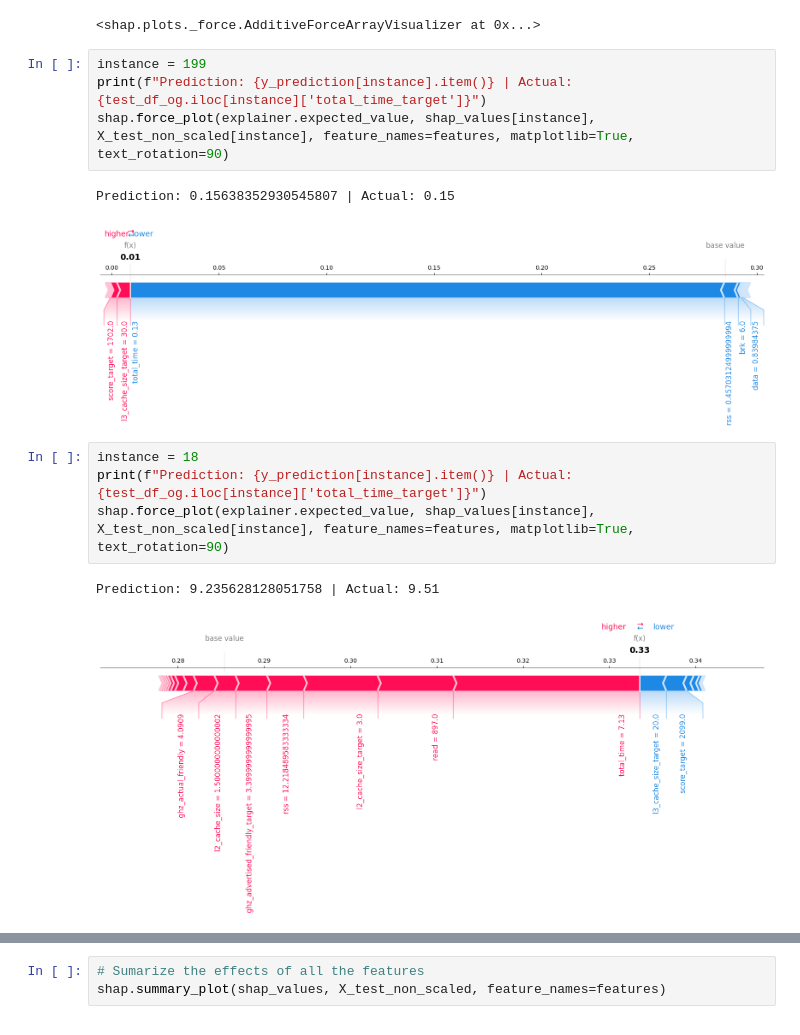
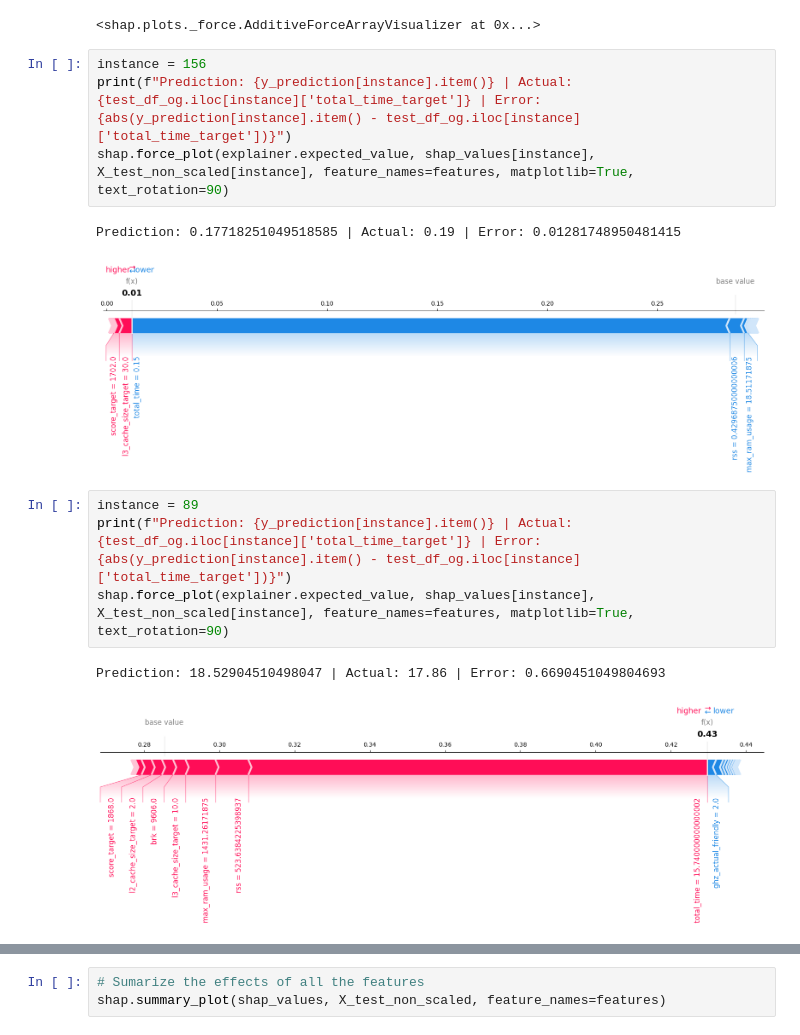
Before and after one commit to FrancoCabezasPoblete/resource-prediction-study, a Jupyter notebook: notebooks/modelXGB.ipynb, the cells around one changed output, grey strips where cells are left out. Cells and saved outputs as stored; diff of their text form.

```diff
--- a/notebooks/modelXGB.ipynb
+++ b/notebooks/modelXGB.ipynb
@@ -323,17 +323,17 @@ shap.force_plot(explainer.expected_value, shap_values, X_test_non_scaled, featur
 # %% [output]
 <shap.plots._force.AdditiveForceArrayVisualizer at 0x...>
 # %%
-instance = 199
-print(f"Prediction: {y_prediction[instance].item()} | Actual: {test_df_og.iloc[instance]['total_time_target']}")
+instance = 156
+print(f"Prediction: {y_prediction[instance].item()} | Actual: {test_df_og.iloc[instance]['total_time_target']} | Error: {abs(y_prediction[instance].item() - test_df_og.iloc[instance]['total_time_target'])}")
 shap.force_plot(explainer.expected_value, shap_values[instance], X_test_non_scaled[instance], feature_names=features, matplotlib=True, text_rotation=90)
 # %% [output]
-Prediction: 0.15638352930545807 | Actual: 0.15
+Prediction: 0.17718251049518585 | Actual: 0.19 | Error: 0.01281748950481415
-[figure, old version]
+[figure, new version]
 # %%
-instance = 18
-print(f"Prediction: {y_prediction[instance].item()} | Actual: {test_df_og.iloc[instance]['total_time_target']}")
+instance = 89
+print(f"Prediction: {y_prediction[instance].item()} | Actual: {test_df_og.iloc[instance]['total_time_target']} | Error: {abs(y_prediction[instance].item() - test_df_og.iloc[instance]['total_time_target'])}")
 shap.force_plot(explainer.expected_value, shap_values[instance], X_test_non_scaled[instance], feature_names=features, matplotlib=True, text_rotation=90)
 # %% [output]
-Prediction: 9.235628128051758 | Actual: 9.51
+Prediction: 18.52904510498047 | Actual: 17.86 | Error: 0.6690451049804693
-[figure, old version]
+[figure, new version]
 # %%
```
Also changed, not shown: parts of 1 cell of this notebook, 7 other files.
